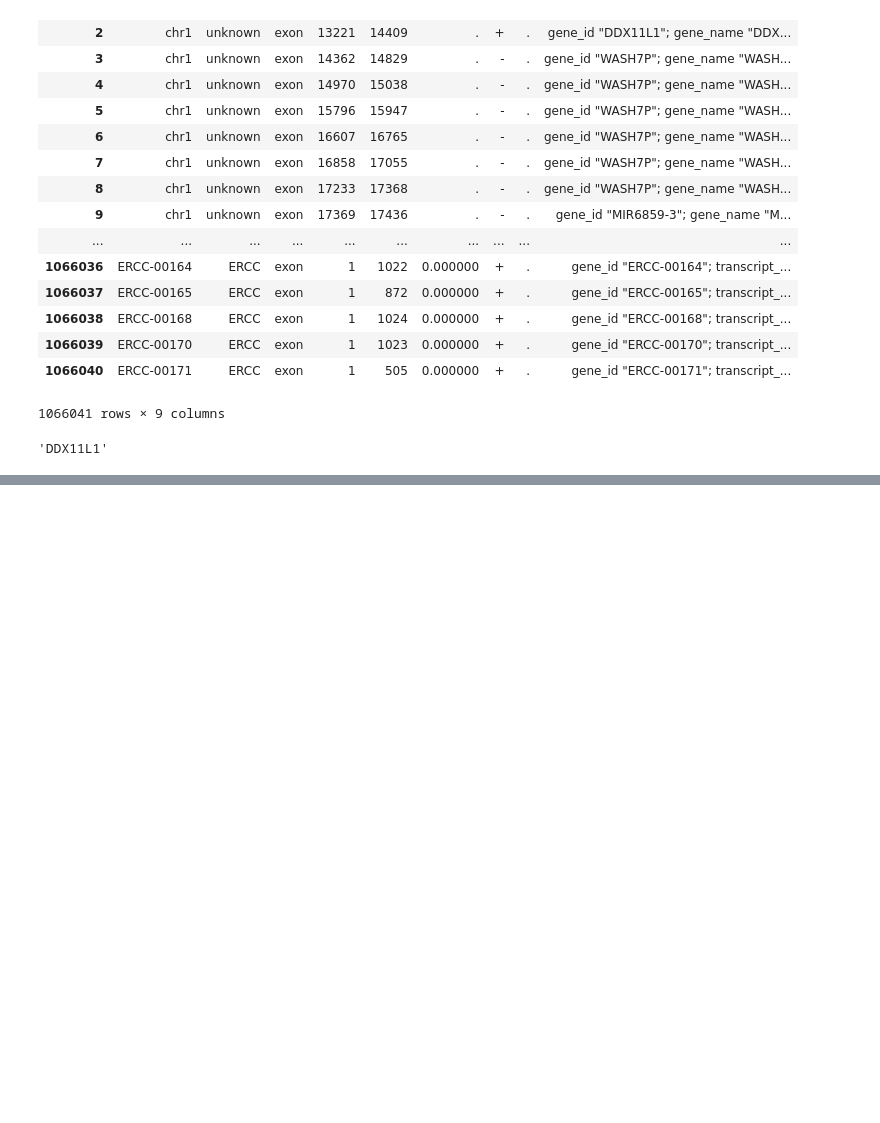
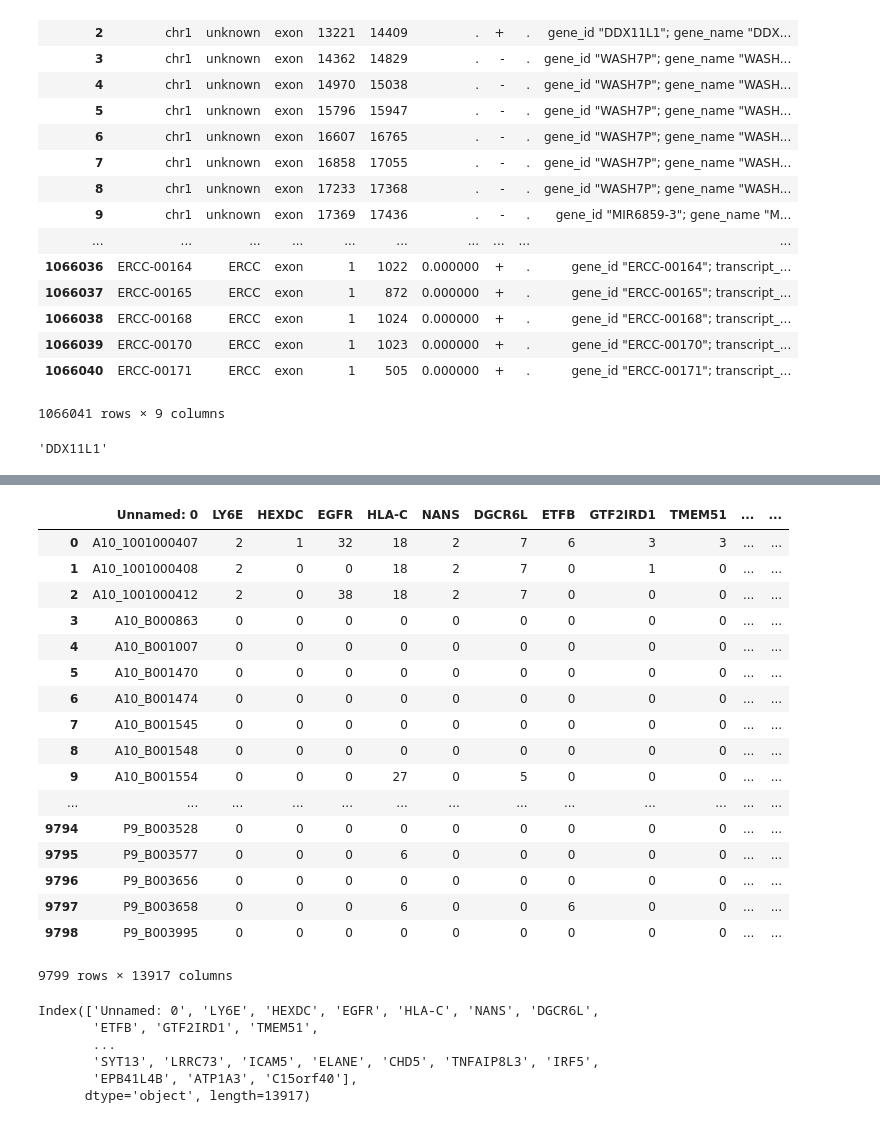
Before and after one commit to lincoln-harris/pyPackaging_scratch, a Jupyter notebook: get_mutationcounts_table_confirmation.ipynb, the cells around one changed output, grey strips where cells are left out. Cells and saved outputs as stored; diff of their text form; code cells hidden in the pictures; blank space fills up the shorter version.

```diff
--- a/get_mutationcounts_table_confirmation.ipynb
+++ b/get_mutationcounts_table_confirmation.ipynb
@@ -1,5 +1,8 @@
 # %%
-import pandas as pd
 import VCF
 import warnings
 warnings.simplefilter(action='ignore', category=FutureWarning)
+
+import pandas as pd
+pd.set_option('display.max_rows', 999)
+pd.options.display.max_columns = None
@@ -133,0 +87,32 @@ get_gene_name('14:1000-1001')
+# %%
+# what does a 'real' geneCellMutationsCounts table look like?
+real_gct = pd.read_csv('/Users/lincoln.harris/Desktop/geneCellMutationCounts_3.27.19.csv')
+real_gct
+# %% [output]
+|  | Unnamed: 0 | LY6E | HEXDC | EGFR | HLA-C | NANS | DGCR6L | ETFB | GTF2IRD1 | TMEM51 | ... | ... |
+| 0 | A10_1001000407 | 2 | 1 | 32 | 18 | 2 | 7 | 6 | 3 | 3 | ... | ... |
+| 1 | A10_1001000408 | 2 | 0 | 0 | 18 | 2 | 7 | 0 | 1 | 0 | ... | ... |
+| 2 | A10_1001000412 | 2 | 0 | 38 | 18 | 2 | 7 | 0 | 0 | 0 | ... | ... |
+| 3 | A10_B000863 | 0 | 0 | 0 | 0 | 0 | 0 | 0 | 0 | 0 | ... | ... |
+| 4 | A10_B001007 | 0 | 0 | 0 | 0 | 0 | 0 | 0 | 0 | 0 | ... | ... |
+| 5 | A10_B001470 | 0 | 0 | 0 | 0 | 0 | 0 | 0 | 0 | 0 | ... | ... |
+| 6 | A10_B001474 | 0 | 0 | 0 | 0 | 0 | 0 | 0 | 0 | 0 | ... | ... |
+| 7 | A10_B001545 | 0 | 0 | 0 | 0 | 0 | 0 | 0 | 0 | 0 | ... | ... |
+| 8 | A10_B001548 | 0 | 0 | 0 | 0 | 0 | 0 | 0 | 0 | 0 | ... | ... |
+| 9 | A10_B001554 | 0 | 0 | 0 | 27 | 0 | 5 | 0 | 0 | 0 | ... | ... |
+| ... | ... | ... | ... | ... | ... | ... | ... | ... | ... | ... | ... | ... |
+| 9794 | P9_B003528 | 0 | 0 | 0 | 0 | 0 | 0 | 0 | 0 | 0 | ... | ... |
+| 9795 | P9_B003577 | 0 | 0 | 0 | 6 | 0 | 0 | 0 | 0 | 0 | ... | ... |
+| 9796 | P9_B003656 | 0 | 0 | 0 | 0 | 0 | 0 | 0 | 0 | 0 | ... | ... |
+| 9797 | P9_B003658 | 0 | 0 | 0 | 6 | 0 | 0 | 6 | 0 | 0 | ... | ... |
+| 9798 | P9_B003995 | 0 | 0 | 0 | 0 | 0 | 0 | 0 | 0 | 0 | ... | ... |
+9799 rows × 13917 columns
+# %%
+real_gct.columnsumns
+# %% [output]
+Index(['Unnamed: 0', 'LY6E', 'HEXDC', 'EGFR', 'HLA-C', 'NANS', 'DGCR6L',
+       'ETFB', 'GTF2IRD1', 'TMEM51',
+       ...
+       'SYT13', 'LRRC73', 'ICAM5', 'ELANE', 'CHD5', 'TNFAIP8L3', 'IRF5',
+       'EPB41L4B', 'ATP1A3', 'C15orf40'],
+      dtype='object', length=13917)
```
Also changed, not shown: parts of 19 cells of this notebook.
